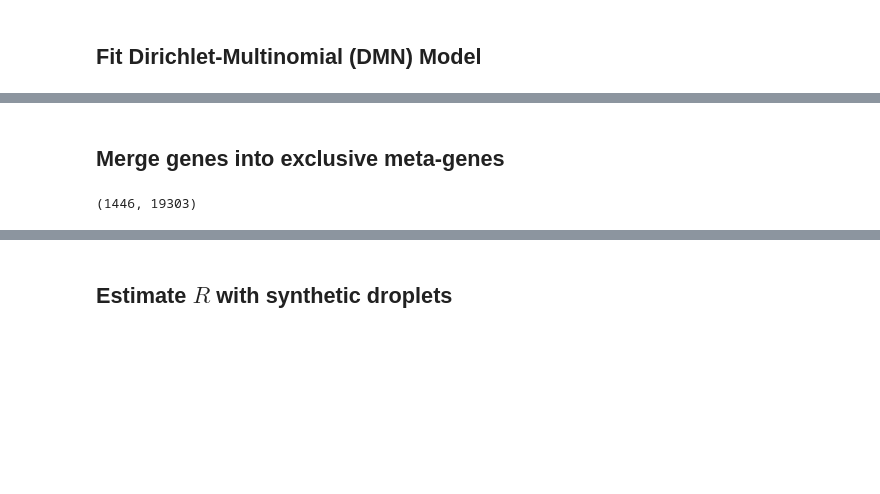
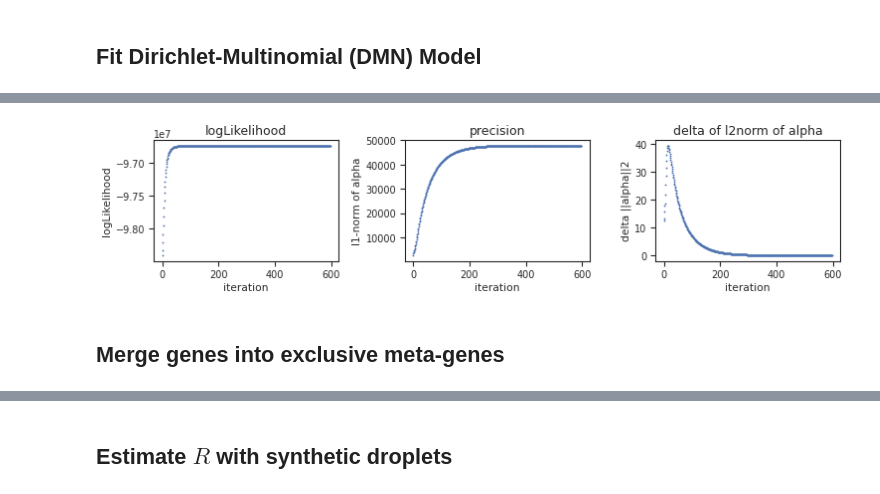
Before and after one commit to QiuyuLian/TOMAS, a Jupyter notebook: docs/source/tutorial_ratio.ipynb, the cells around one changed output, grey strips where cells are left out. Cells and saved outputs as stored; diff of their text form; code cells hidden in the pictures; blank space fills up the shorter version.

```diff
--- a/docs/source/tutorial_ratio.ipynb
+++ b/docs/source/tutorial_ratio.ipynb
@@ -63,12 +92,6 @@ filename = './prepareForRepo/re_test/alpha_subdata_1h/activated'
+# %%
+tm.vis.dmn_convergence('Homo-activated',output='./tomas/output/Tcells')#'./prepareForRepo/re_test/alpha_subdata_1h')
+# %% [output]
+[figure, added]
 # %% [markdown]
 ## Merge genes into exclusive meta-genes
-# %%
-groupby = 'danno'
-showtype = 'Hetero-dbl'
-count_dbl = adata[adata.obs[groupby]==showtype,:].X
-
-filename = './prepareForRepo/re_test/alpha_subdata_1h/dbl'
-
-count_dbl.shape
-# %% [output]
-(1446, 19303)
```
Also changed, not shown: parts of 41 cells of this notebook, 12 other files.
